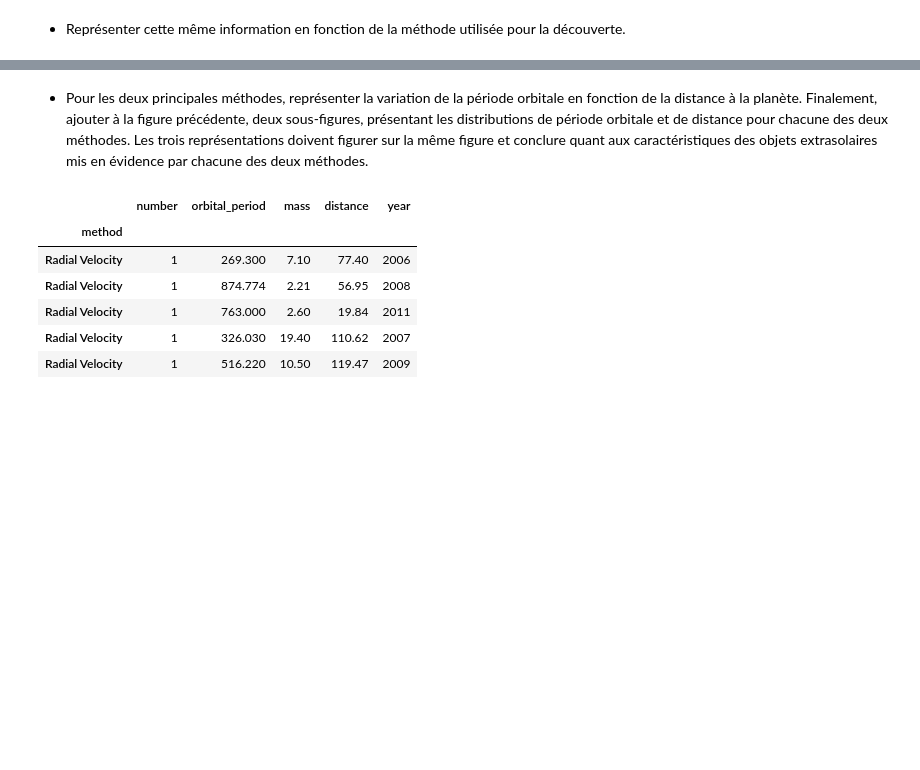
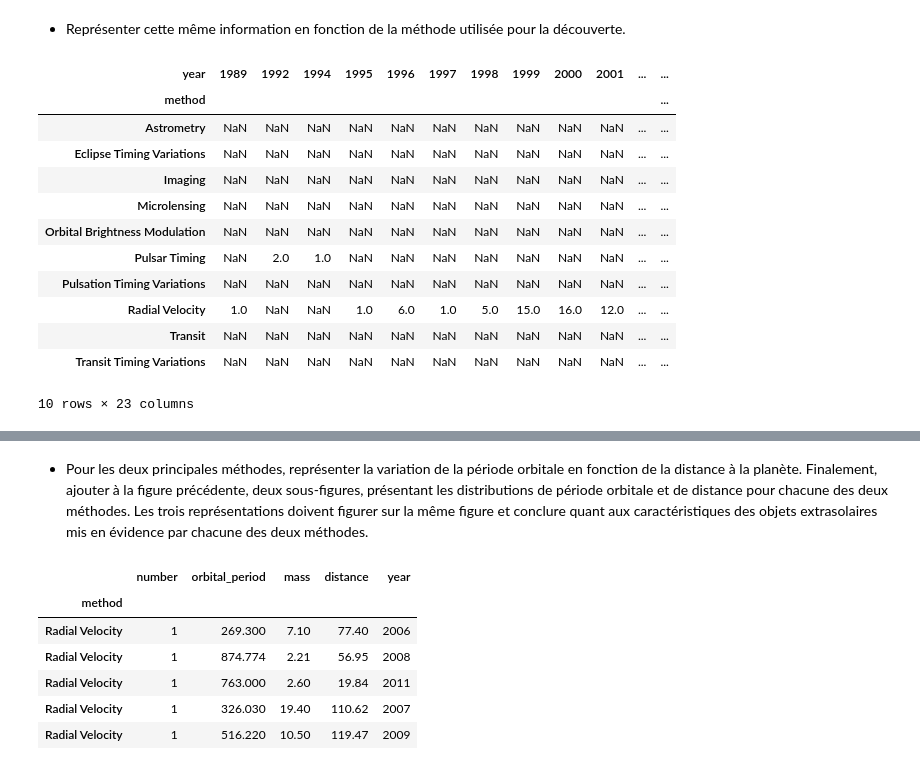
Before and after one commit to xgarrido/master_python_teaching, a Jupyter notebook: td/03_td_pandas.ipynb, the cells around one changed output, grey strips where cells are left out. Saved outputs shown, nothing was run; the diff lists cells and outputs as text; code cells hidden in the pictures; blank space fills up the shorter version.

```diff
--- a/td/03_td_pandas.ipynb
+++ b/td/03_td_pandas.ipynb
@@ -57,7 +59,22 @@ by_year.count().number.plot.bar();
 - Représenter cette même information en fonction de la méthode utilisée pour la découverte.
 # %%
 by_method_year = planets.groupby(["method", "year"])
-by_method_year_unstack = by_method_year.count().number.unstack()
+by_method_year_unstack = by_method_year.size().unstack()
+by_method_year_unstack
+# %% [output]
+| year | 1989 | 1992 | 1994 | 1995 | 1996 | 1997 | 1998 | 1999 | 2000 | 2001 | ... | ... |
+| method |  |  |  |  |  |  |  |  |  |  |  | ... |
+| Astrometry | NaN | NaN | NaN | NaN | NaN | NaN | NaN | NaN | NaN | NaN | ... | ... |
+| Eclipse Timing Variations | NaN | NaN | NaN | NaN | NaN | NaN | NaN | NaN | NaN | NaN | ... | ... |
+| Imaging | NaN | NaN | NaN | NaN | NaN | NaN | NaN | NaN | NaN | NaN | ... | ... |
+| Microlensing | NaN | NaN | NaN | NaN | NaN | NaN | NaN | NaN | NaN | NaN | ... | ... |
+| Orbital Brightness Modulation | NaN | NaN | NaN | NaN | NaN | NaN | NaN | NaN | NaN | NaN | ... | ... |
+| Pulsar Timing | NaN | 2.0 | 1.0 | NaN | NaN | NaN | NaN | NaN | NaN | NaN | ... | ... |
+| Pulsation Timing Variations | NaN | NaN | NaN | NaN | NaN | NaN | NaN | NaN | NaN | NaN | ... | ... |
+| Radial Velocity | 1.0 | NaN | NaN | 1.0 | 6.0 | 1.0 | 5.0 | 15.0 | 16.0 | 12.0 | ... | ... |
+| Transit | NaN | NaN | NaN | NaN | NaN | NaN | NaN | NaN | NaN | NaN | ... | ... |
+| Transit Timing Variations | NaN | NaN | NaN | NaN | NaN | NaN | NaN | NaN | NaN | NaN | ... | ... |
+10 rows × 23 columns
 # %%
 by_method_year_unstack.T.plot.bar(stacked=True);
 # %% [output]
```
Also changed, not shown: parts of 7 cells of this notebook, 4 other files.
